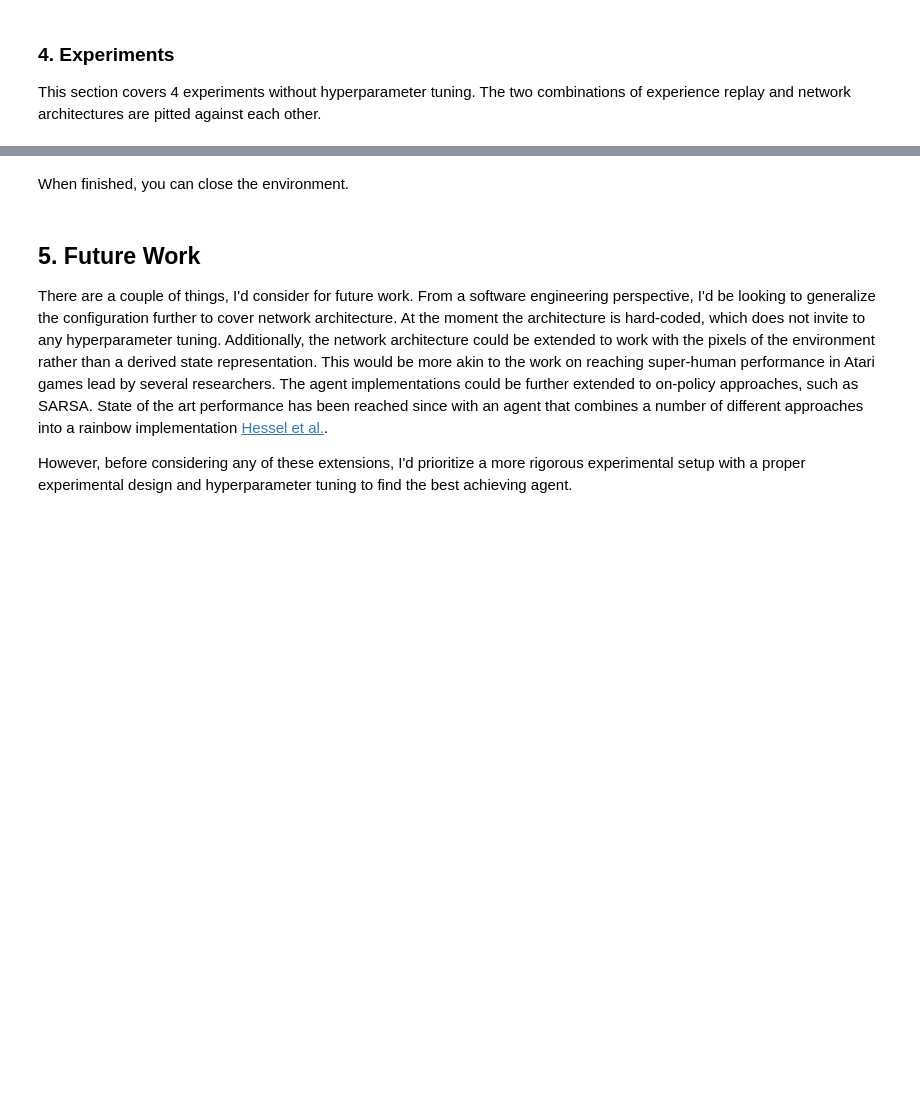
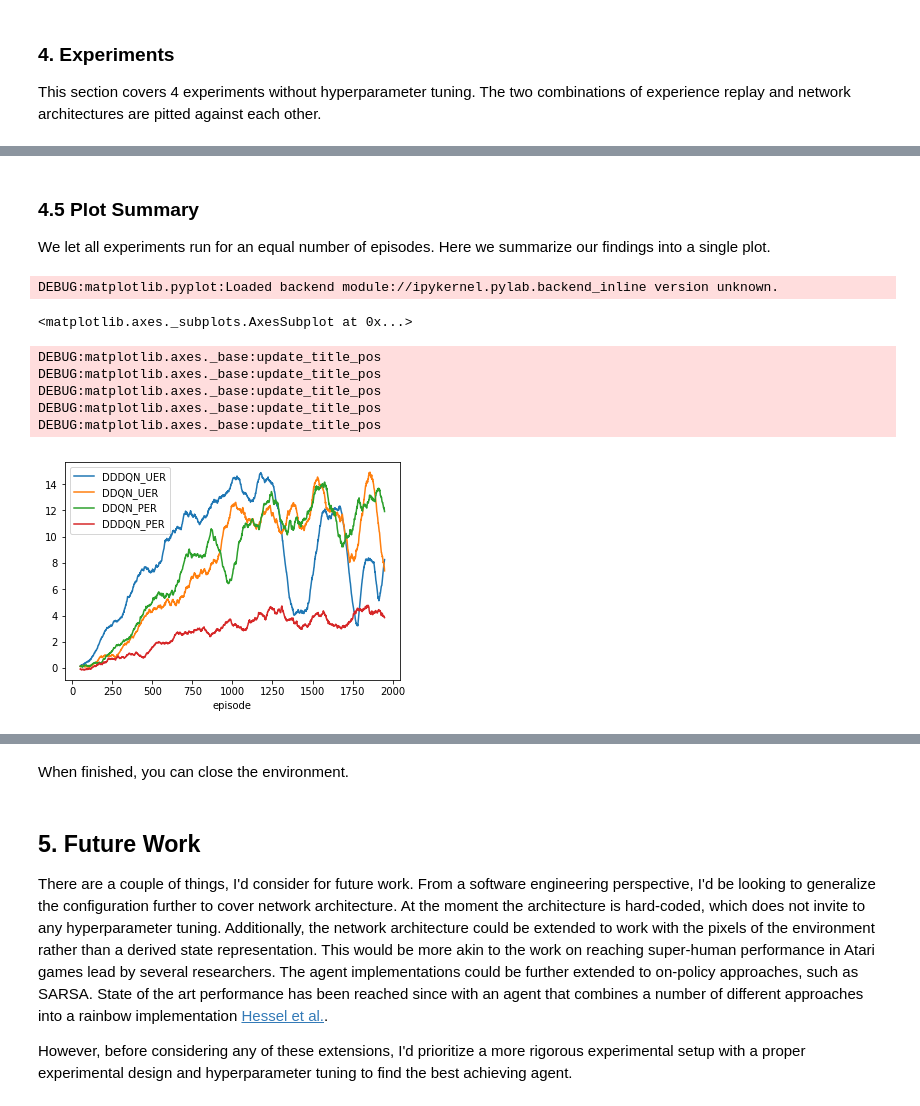
Before and after one commit to dahlem/deep-reinforcement-learning-navigation, a Jupyter notebook: Report.ipynb, the cells around one changed output, grey strips where cells are left out. Cells and saved outputs as stored; diff of their text form; code cells hidden in the pictures; blank space fills up the shorter version.

```diff
--- a/Report.ipynb
+++ b/Report.ipynb
@@ -511,0 +671,26 @@ df.to_csv('results/DDQN_PER_DuelingQAgent_scores.csv', index=False)
+# %% [markdown]
+### 4.5 Plot Summary
+
+We let all experiments run for an equal number of episodes. Here we summarize our findings into a single plot.
+# %%
+import matplotlib.pyplot as plt
+%matplotlib inline
+
+import glob
+import pandas as pd
+
+#df = [pd.read_csv(f, index_col='episode') for f in glob.glob('results/*scores.csv')]
+df = pd.concat([pd.read_csv(f) for f in glob.glob('results/*_scores.csv')], axis=1)
+df = df.loc[:,~df.columns.duplicated()]
+
+dfRolling = df.rolling(100).mean()
+dfRolling.plot(x='episode', y=['DDDQN_UER', 'DDQN_UER', 'DDQN_PER', 'DDDQN_PER'], kind='line')
+# %% [output]
+DEBUG:matplotlib.pyplot:Loaded backend module://ipykernel.pylab.backend_inline version unknown.
+<matplotlib.axes._subplots.AxesSubplot at 0x...>
+DEBUG:matplotlib.axes._base:update_title_pos
+DEBUG:matplotlib.axes._base:update_title_pos
+DEBUG:matplotlib.axes._base:update_title_pos
+DEBUG:matplotlib.axes._base:update_title_pos
+DEBUG:matplotlib.axes._base:update_title_pos
+[figure, added]
```
Also changed, not shown: parts of 16 cells of this notebook.
